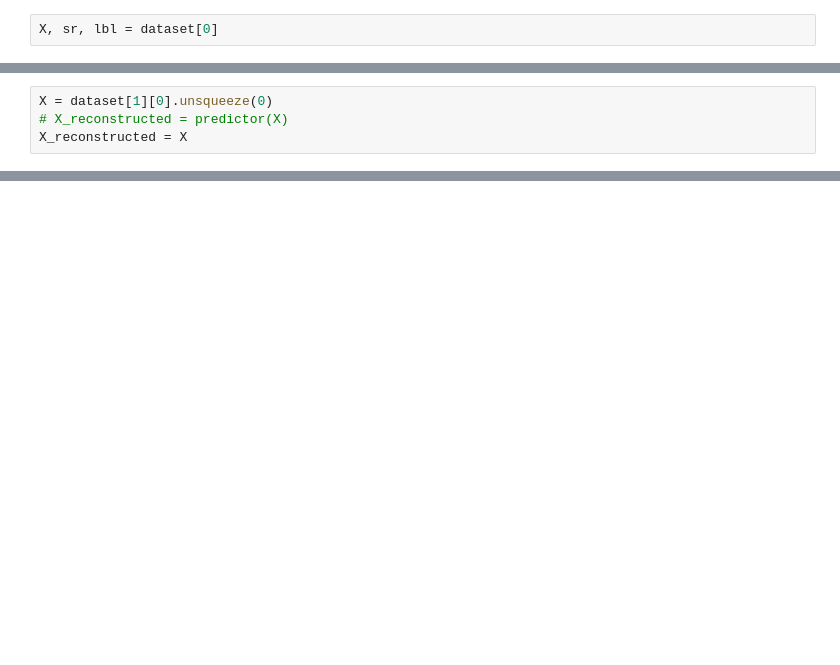
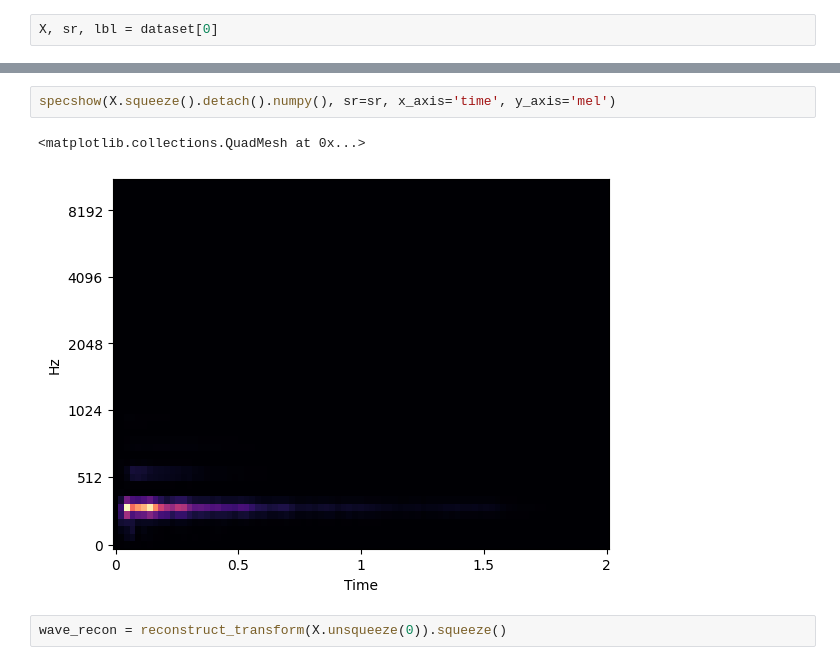
Before and after one commit to obopodo/soundgen, a Jupyter notebook: experiments/vae_1d.ipynb, the cells around one changed output, grey strips where cells are left out. Drawn from its saved outputs; the diff is of its cells as text; blank space fills up the shorter version.

```diff
--- a/experiments/vae_1d.ipynb
+++ b/experiments/vae_1d.ipynb
@@ -94,4 +53,0 @@ predictor = VAE.load(
-# %%
-X = dataset[1][0].unsqueeze(0)
-# X_reconstructed = predictor(X)
-X_reconstructed = X
@@ -140,0 +67,7 @@ plt.show()
+# %%
+specshow(X.squeeze().detach().numpy(), sr=sr, x_axis='time', y_axis='mel')
+# %% [output]
+<matplotlib.collections.QuadMesh at 0x...>
+[figure, added]
+# %%
+wave_recon = reconstruct_transform(X.unsqueeze(0)).squeeze()
```
Also changed, not shown: parts of 74 cells of this notebook.
